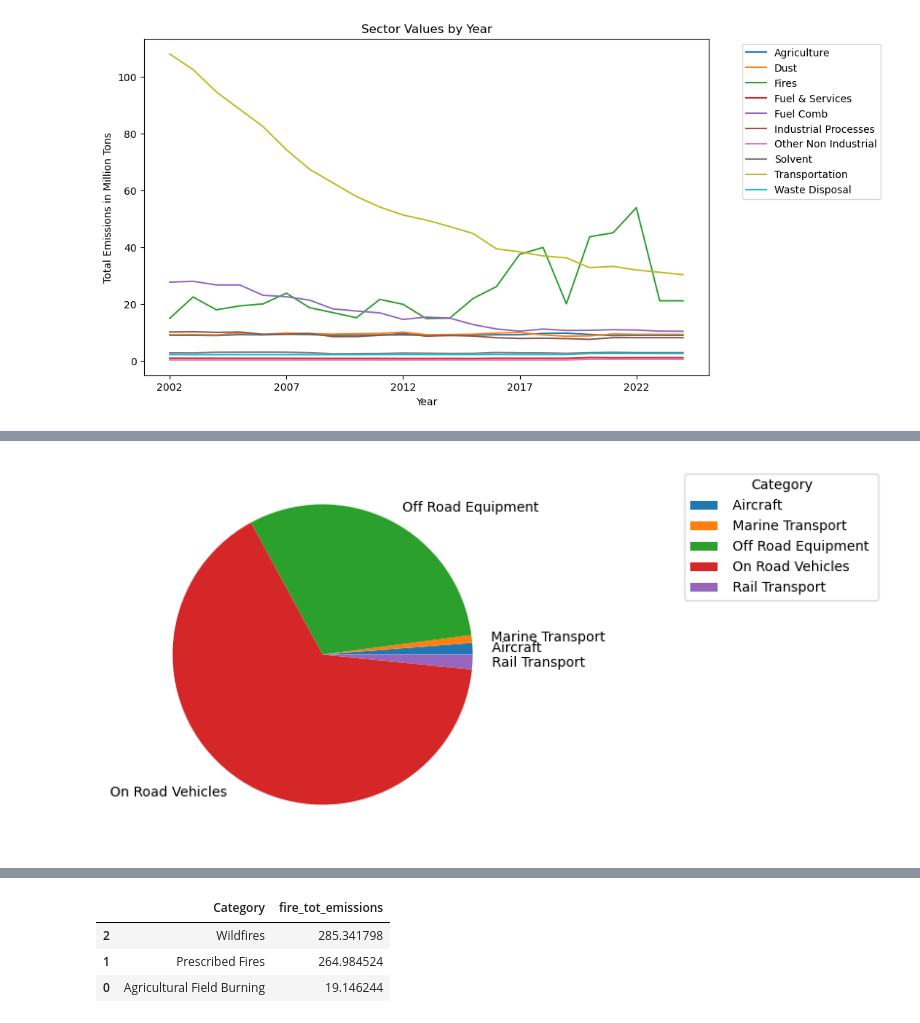
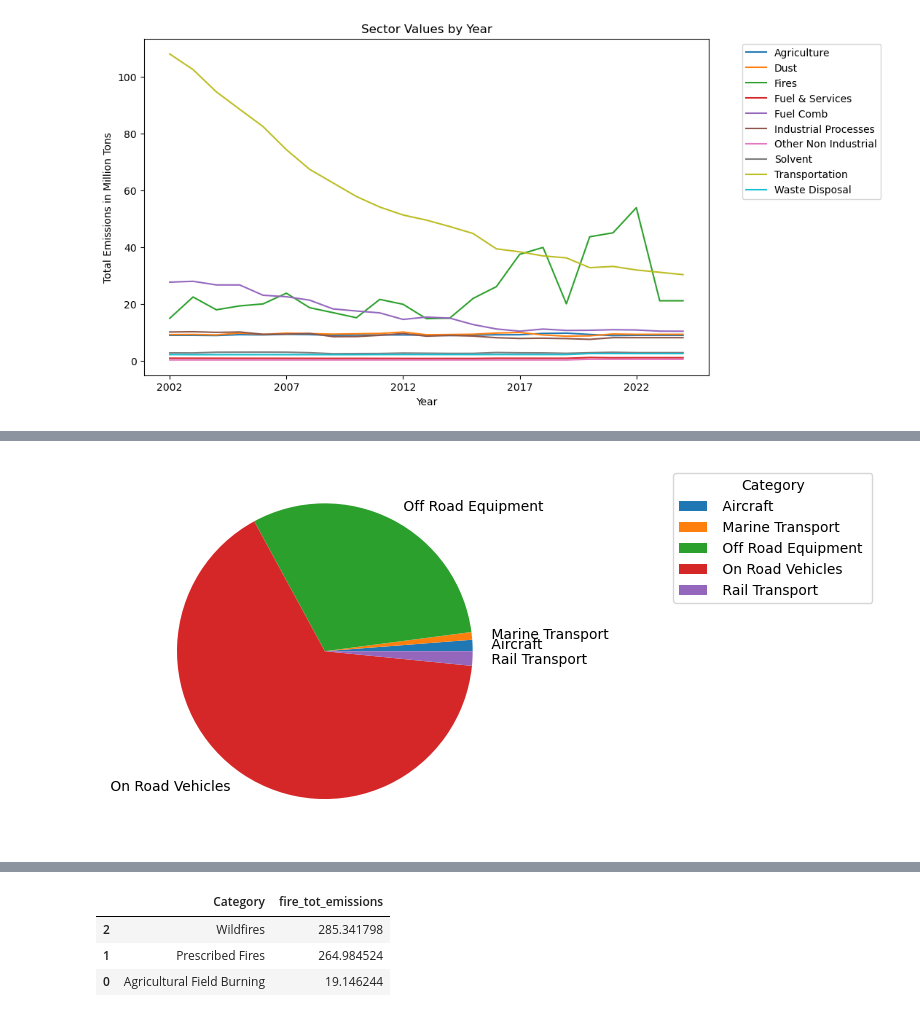
Before and after one commit to ShamithaJino/Air-Pollution-Analysis, a Jupyter notebook: notebook/sector_state_emission_analysis.ipynb, the cells around one changed output, grey strips where cells are left out. Saved outputs shown, nothing was run; the diff lists cells and outputs as text; code cells hidden in the pictures.

```diff
--- a/notebook/sector_state_emission_analysis.ipynb
+++ b/notebook/sector_state_emission_analysis.ipynb
@@ -198,16 +199,18 @@ transportation_df.head()
 | 43 | AL | Alabama | Black Carbon | Transportation | Off Road Equipment | Diesel Machinery | 32.739579 | -86.843447 | 2002 | 2114.34282 | ... |
 | 44 | AL | Alabama | Black Carbon | Transportation | Off Road Equipment | Gasoline Machinery | 32.739579 | -86.843447 | 2002 | 114.83016 | ... |
 # %%
+# Total emissions by transportation category and pie chart to show contribution of each category
 transportation_category_df = (
     transportation_df
     .groupby('Category')['Total_emissions_mlns']
     .sum()
     .reset_index(name='trans_cat_emission')
 )
+# Plot pie chart
 
-transportation_category_df.set_index('Category').plot.pie(y= 'trans_cat_emission', figsize=(5,5))
+transportation_category_df.set_index('Category').plot.pie(y= 'trans_cat_emission')
 plt.legend(loc='upper right', bbox_to_anchor=(2.0, 1.0), title='Category')
 plt.ylabel('')
 plt.show()
 # %% [output]
-[figure, old version]
+[figure, new version]
```
Also changed, not shown: parts of 20 cells of this notebook, 1 other file.
